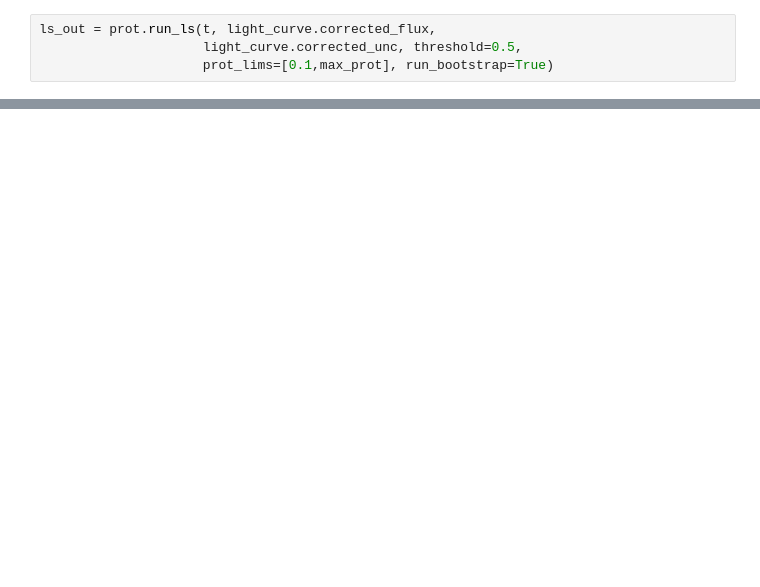
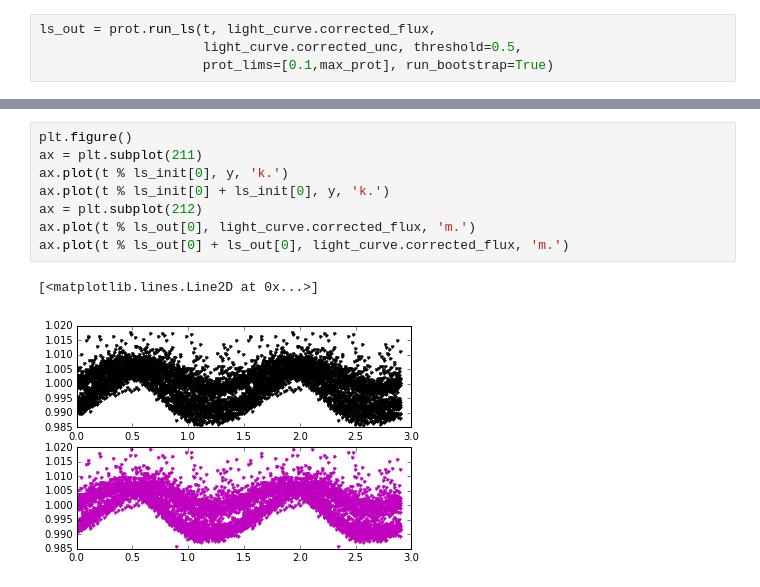
Before and after one commit to stephtdouglas/k2spin, a Jupyter notebook: test_detrend.ipynb, the cells around one changed output, grey strips where cells are left out. Drawn from its saved outputs; the diff is of its cells as text; blank space fills up the shorter version.

```diff
--- a/test_detrend.ipynb
+++ b/test_detrend.ipynb
@@ -120,0 +169,11 @@ print ls_out[0]
+# %%
+plt.figure()
+ax = plt.subplot(211)
+ax.plot(t % ls_init[0], y, 'k.')
+ax.plot(t % ls_init[0] + ls_init[0], y, 'k.')
+ax = plt.subplot(212)
+ax.plot(t % ls_out[0], light_curve.corrected_flux, 'm.')
+ax.plot(t % ls_out[0] + ls_out[0], light_curve.corrected_flux, 'm.')
+# %% [output]
+[<matplotlib.lines.Line2D at 0x...>]
+[figure, added]
```
Also changed, not shown: parts of 9 cells of this notebook, 3 other files.
